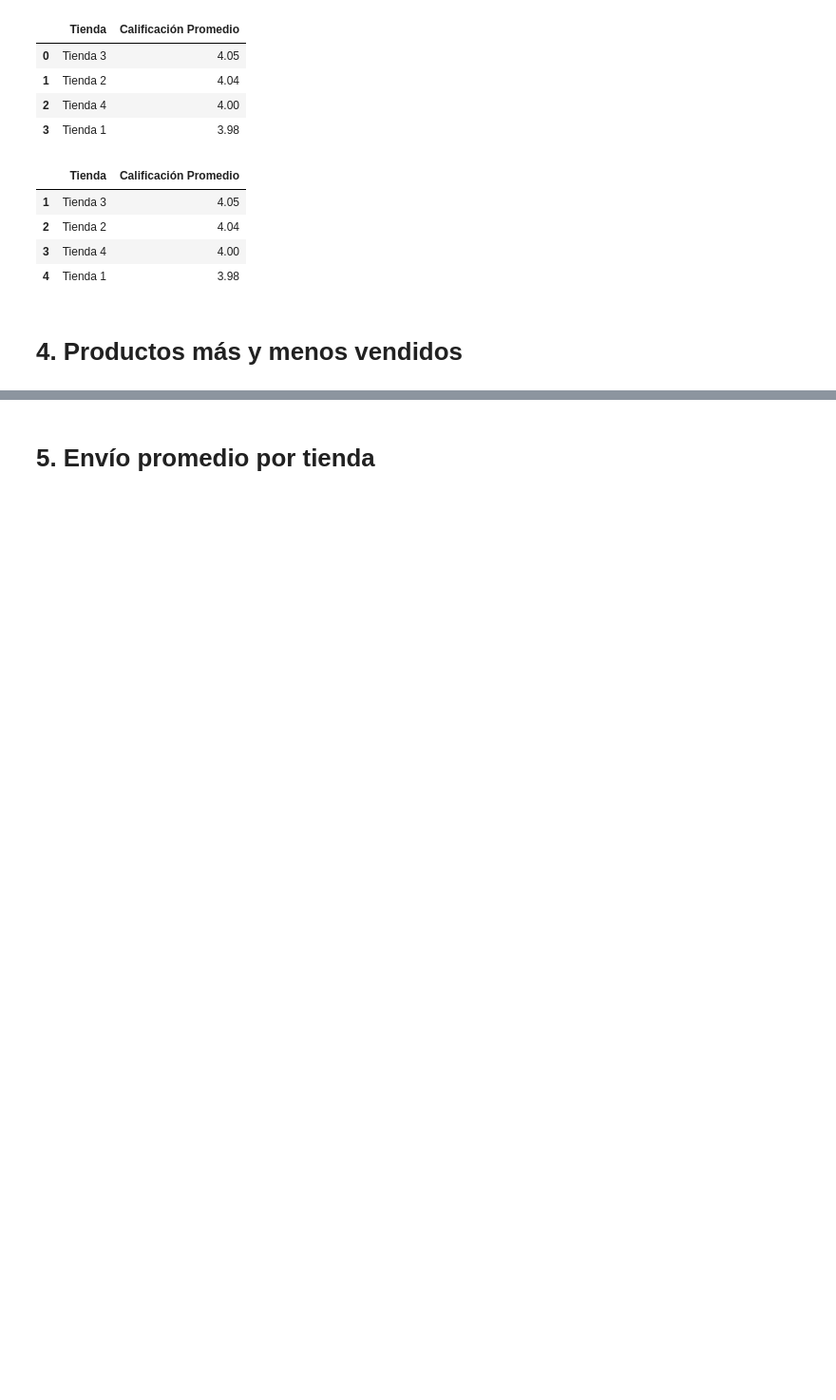
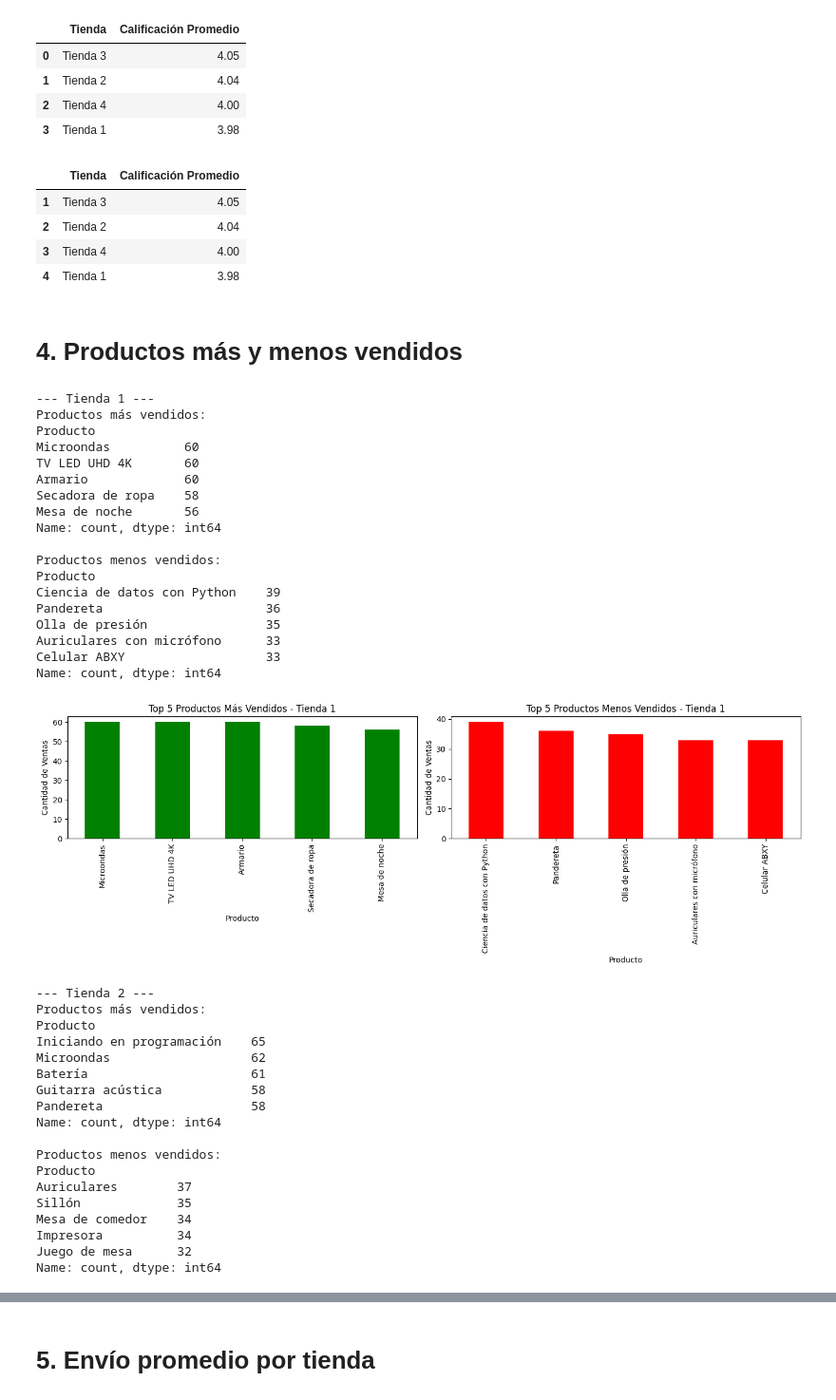
Before and after one commit to Tilyberto/Portafolio, a Jupyter notebook: AluraStoreLatam.ipynb, the cells around one changed output, grey strips where cells are left out. Shown: that part at 95% size. Cells and saved outputs as stored; diff of their text form; code cells hidden in the pictures; blank space fills up the shorter version.

```diff
--- a/AluraStoreLatam.ipynb
+++ b/AluraStoreLatam.ipynb
@@ -154,3 +156,77 @@ promedios
 | 4 | Tienda 1 | 3.98 |
 # %% [markdown]
 # 4. Productos más y menos vendidos
+# %%
+import pandas as pd
+import matplotlib.pyplot as plt
+
+# Función para obtener top y bottom productos
+def top_bottom_productos(df, tienda_nombre, top_n=5):
+    conteo = df['Producto'].value_counts()
+
+    top = conteo.head(top_n)
+    bottom = conteo.tail(top_n)
+
+    print(f"--- {tienda_nombre} ---")
+    print("Productos más vendidos:")
+    print(top)
+    print("\nProductos menos vendidos:")
+    print(bottom)
+
+    # Graficar top y bottom
+    fig, axes = plt.subplots(1, 2, figsize=(14,5))
+
+    top.plot(kind='bar', ax=axes[0], color='green')
+    axes[0].set_title(f"Top {top_n} Productos Más Vendidos - {tienda_nombre}")
+    axes[0].set_ylabel("Cantidad de Ventas")
+
+    bottom.plot(kind='bar', ax=axes[1], color='red')
+    axes[1].set_title(f"Top {top_n} Productos Menos Vendidos - {tienda_nombre}")
+    axes[1].set_ylabel("Cantidad de Ventas")
+
+    plt.tight_layout()
+    plt.show()
+
+# Aplicar a cada tienda
+top_bottom_productos(tienda1, "Tienda 1")
+top_bottom_productos(tienda2, "Tienda 2")
+top_bottom_productos(tienda3, "Tienda 3")
+top_bottom_productos(tienda4, "Tienda 4")
+# %% [output]
+--- Tienda 1 ---
+Productos más vendidos:
+Producto
+Microondas          60
+TV LED UHD 4K       60
+Armario             60
+Secadora de ropa    58
+Mesa de noche       56
+Name: count, dtype: int64
+
+Productos menos vendidos:
+Producto
+Ciencia de datos con Python    39
+Pandereta                      36
+Olla de presión                35
+Auriculares con micrófono      33
+Celular ABXY                   33
+Name: count, dtype: int64
+[figure, added]
+--- Tienda 2 ---
+Productos más vendidos:
+Producto
+Iniciando en programación    65
+Microondas                   62
+Batería                      61
+Guitarra acústica            58
+Pandereta                    58
+Name: count, dtype: int64
+
+Productos menos vendidos:
+Producto
+Auriculares        37
+Sillón             35
+Mesa de comedor    34
+Impresora          34
+Juego de mesa      32
+Name: count, dtype: int64
```
Also changed, not shown: parts of 5 cells of this notebook.
